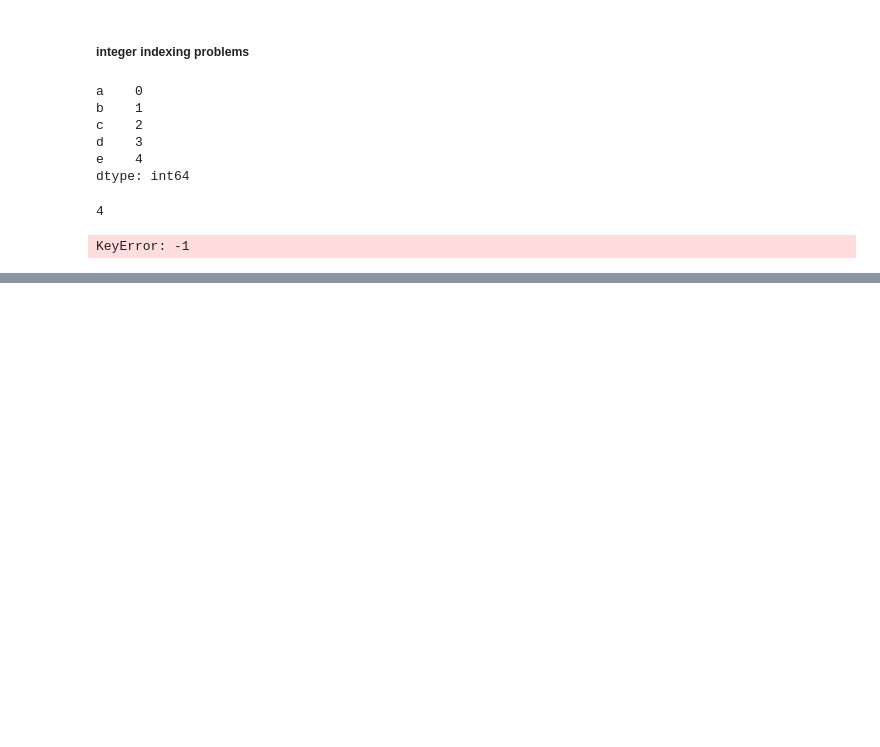
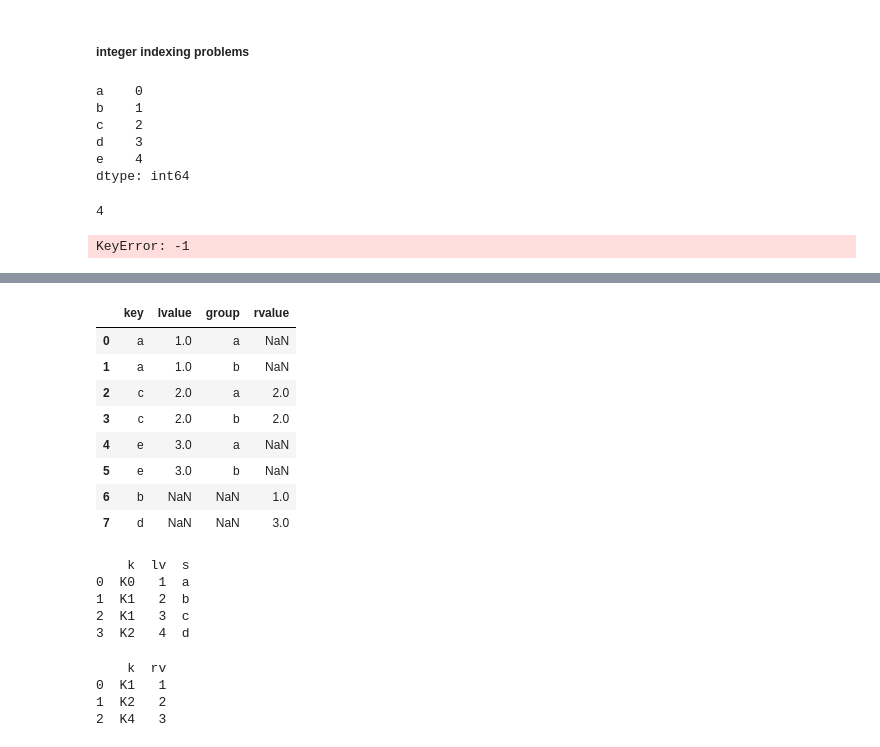
Before and after one commit to cdpeters/python-analysis-practice, a Jupyter notebook: Python_for_Data_Analysis_3rd_Edition/ch8_practice.ipynb, the cells around one changed output, grey strips where cells are left out. Drawn from its saved outputs; the diff is of its cells as text; code cells hidden in the pictures; blank space fills up the shorter version.

```diff
--- a/Python_for_Data_Analysis_3rd_Edition/ch8_practice.ipynb
+++ b/Python_for_Data_Analysis_3rd_Edition/ch8_practice.ipynb
@@ -990,0 +1078,12 @@ KeyError: -1
+# %%
+pd.merge(df1, df2, how="outer")
+# %% [output]
+|  | key | lvalue | group | rvalue |
+| 0 | a | 1.0 | a | NaN |
+| 1 | a | 1.0 | b | NaN |
+| 2 | c | 2.0 | a | 2.0 |
+| 3 | c | 2.0 | b | 2.0 |
+| 4 | e | 3.0 | a | NaN |
+| 5 | e | 3.0 | b | NaN |
+| 6 | b | NaN | NaN | 1.0 |
+| 7 | d | NaN | NaN | 3.0 |
@@ -990,0 +1097,15 @@ KeyError: -1
+# %%
+print(left)
+# %% [output]
+    k  lv  s
+0  K0   1  a
+1  K1   2  b
+2  K1   3  c
+3  K2   4  d
+# %%
+print(right)
+# %% [output]
+    k  rv
+0  K1   1
+1  K2   2
+2  K4   3
```
Also changed, not shown: parts of 34 cells of this notebook.
